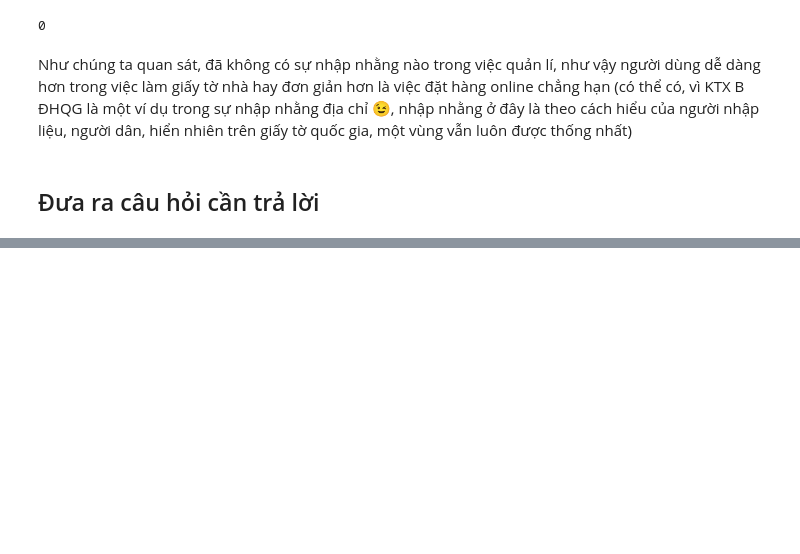
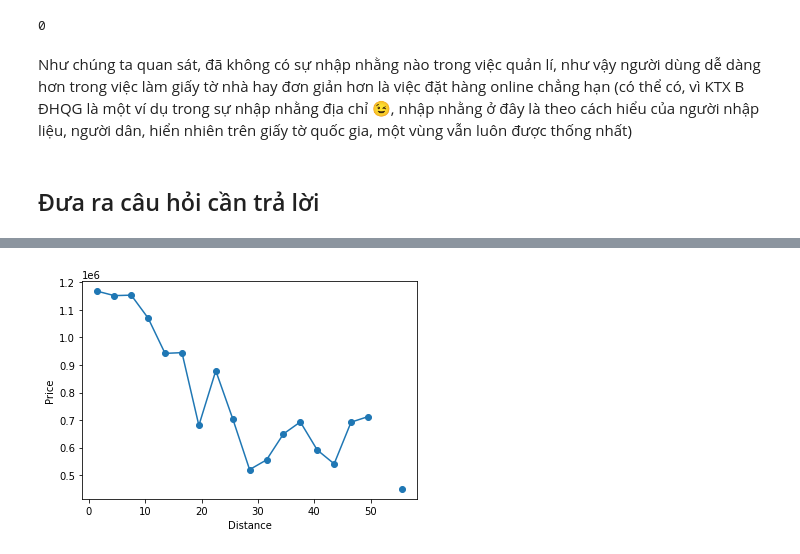
Before and after one commit to phanvoquyen/L-p-tr-nh-cho-Khoa-h-c-D-li-u, a Jupyter notebook: Code/18120509_18120529.ipynb, the cells around one changed output, grey strips where cells are left out. Drawn from its saved outputs; the diff is of its cells as text; code cells hidden in the pictures; blank space fills up the shorter version.

Commit message:
Analyze data and answer questions 1 and 2

```diff
--- a/Code/18120509_18120529.ipynb
+++ b/Code/18120509_18120529.ipynb
@@ -279,0 +328,3 @@ Như chúng ta quan sát, đã không có sự nhập nhằng nào trong việc
+# %%
+distance_price_df['Bins'] = pd.cut(distance_price_df['Distance'], bins)
+distance_price_df.head()
@@ -279,0 +343,3 @@ Như chúng ta quan sát, đã không có sự nhập nhằng nào trong việc
+# %%
+distance_price_df = pd.DataFrame(distance_price_df.groupby(['Bins'])['Price'].mean())
+distance_price_df.head()
@@ -279,0 +354,4 @@ Như chúng ta quan sát, đã không có sự nhập nhằng nào trong việc
+# %%
+pd.options.display.float_format = '{:,.2f}'.format
+distance_price_df['Bins_average'] = np.arange(1.5, 66, step=3.0)
+distance_price_df.head()
@@ -279,0 +366,4 @@ Như chúng ta quan sát, đã không có sự nhập nhằng nào trong việc
+# %%
+tmp = distance_price_df[['Bins_average', 'Price']]
+tmp = tmp.set_index('Bins_average')
+tmp
@@ -279,0 +389,6 @@ Như chúng ta quan sát, đã không có sự nhập nhằng nào trong việc
+# %%
+plt.plot(tmp, marker='o')
+plt.xlabel('Distance')
+plt.ylabel('Price');
+# %% [output]
+[figure, added]
```
Also changed, not shown: parts of 21 cells of this notebook.
